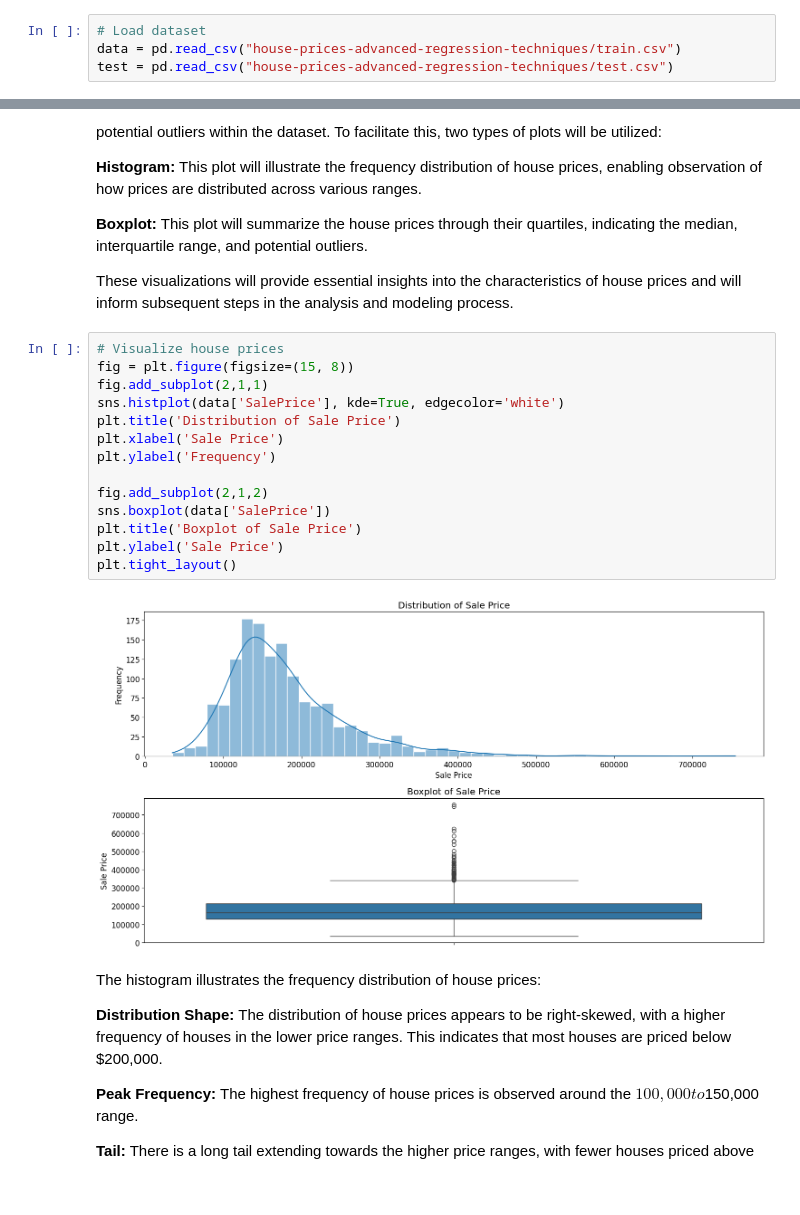
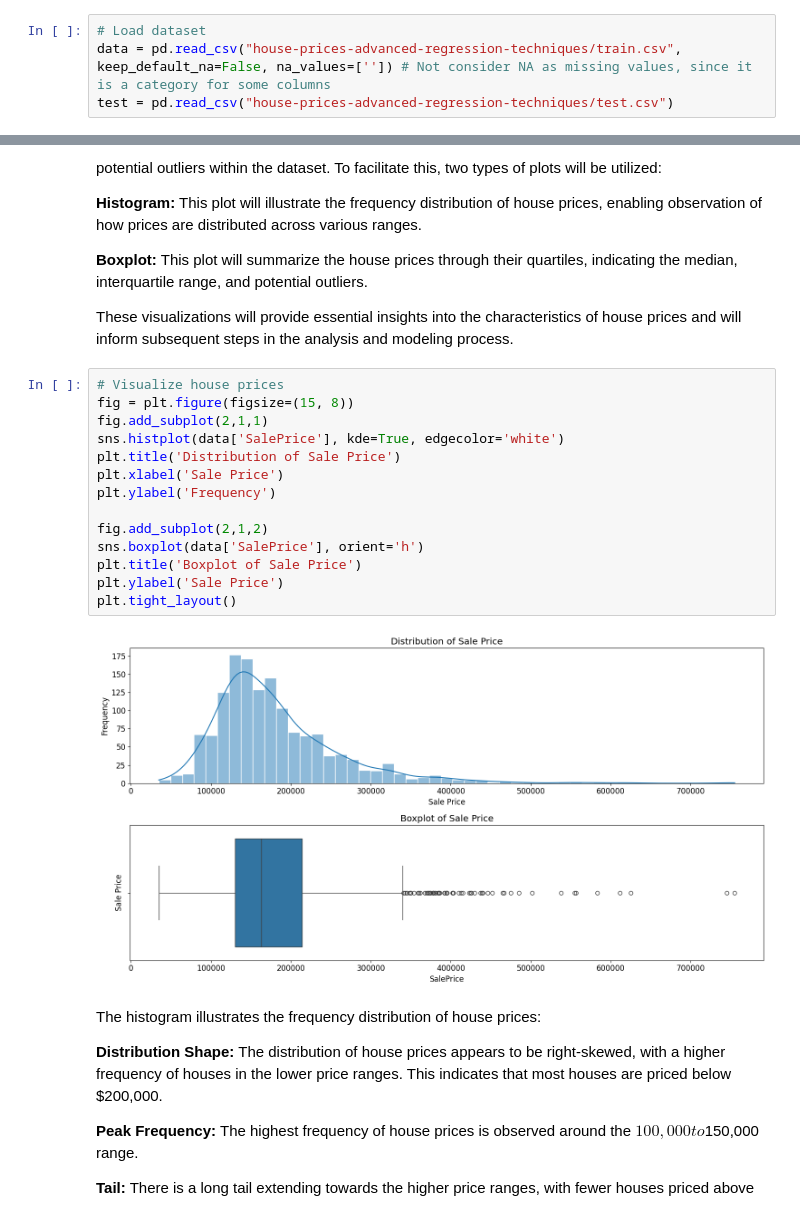
Before and after one commit to deboraflemos/math-dl1-finalProject, a Jupyter notebook: final-project.ipynb, the cells around one changed output, grey strips where cells are left out. Cells and saved outputs as stored; diff of their text form; blank space fills up the shorter version.

Commit message:
Handling missing data and outliers

```diff
--- a/final-project.ipynb
+++ b/final-project.ipynb
@@ -15,5 +15,5 @@ from sklearn.model_selection import train_test_split
 # 1. Dataset Details
 # %%
 # Load dataset
-data = pd.read_csv("house-prices-advanced-regression-techniques/train.csv")
+data = pd.read_csv("house-prices-advanced-regression-techniques/train.csv", keep_default_na=False, na_values=['']) # Not consider NA as missing values, since it is a category for some columns
 test = pd.read_csv("house-prices-advanced-regression-techniques/test.csv")
@@ -184,19 +188,19 @@ These visualizations will provide essential insights into the characteristics of
 # %%
 # Visualize house prices
 fig = plt.figure(figsize=(15, 8))
 fig.add_subplot(2,1,1)
 sns.histplot(data['SalePrice'], kde=True, edgecolor='white')
 plt.title('Distribution of Sale Price')
 plt.xlabel('Sale Price')
 plt.ylabel('Frequency')
 
 fig.add_subplot(2,1,2)
-sns.boxplot(data['SalePrice'])
+sns.boxplot(data['SalePrice'], orient='h')
 plt.title('Boxplot of Sale Price')
 plt.ylabel('Sale Price')
 plt.tight_layout()
 # %% [output]
-[figure, old version]
+[figure, new version]
 # %% [markdown]
 The histogram illustrates the frequency distribution of house prices:
 
```
Also changed, not shown: parts of 16 cells of this notebook.
